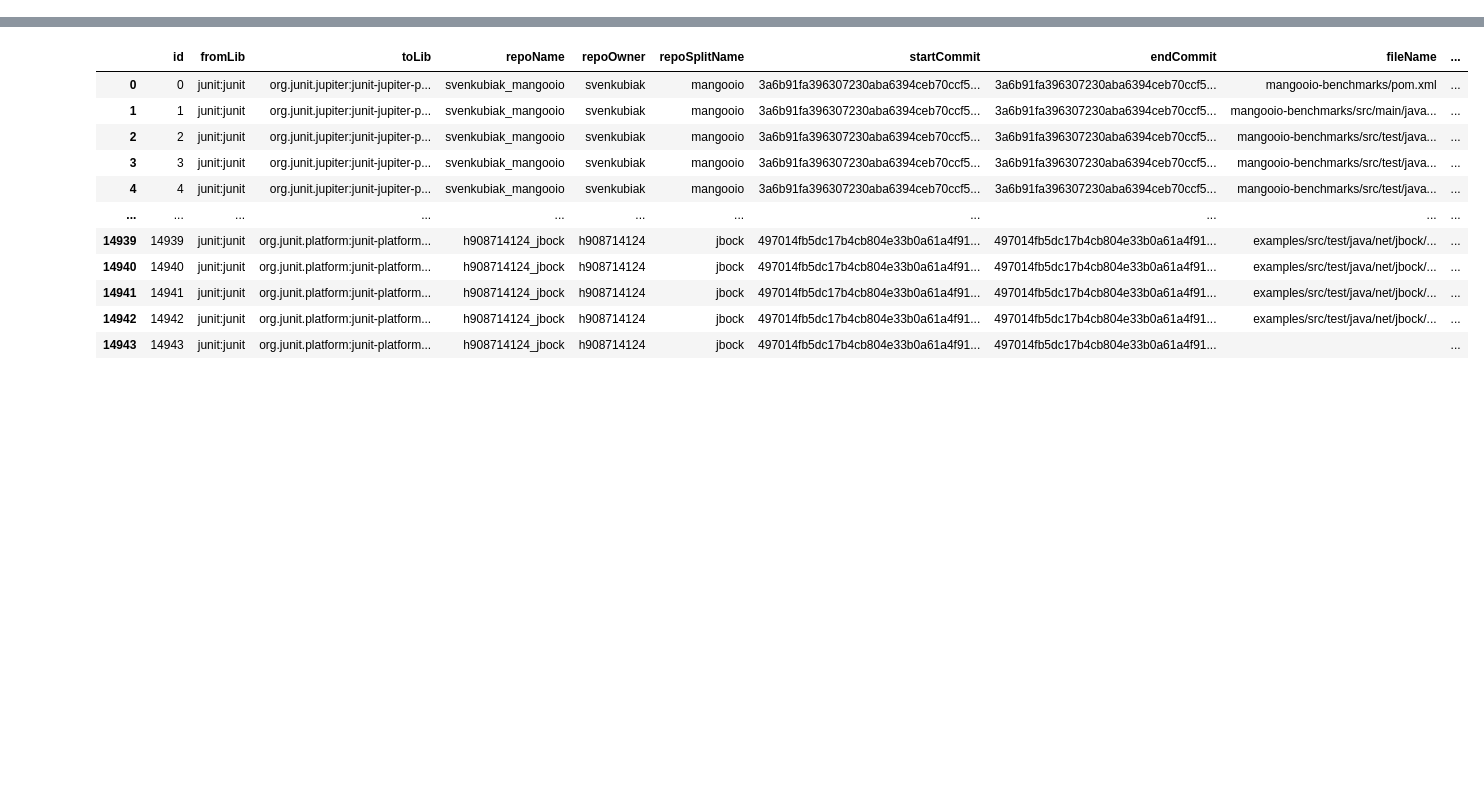
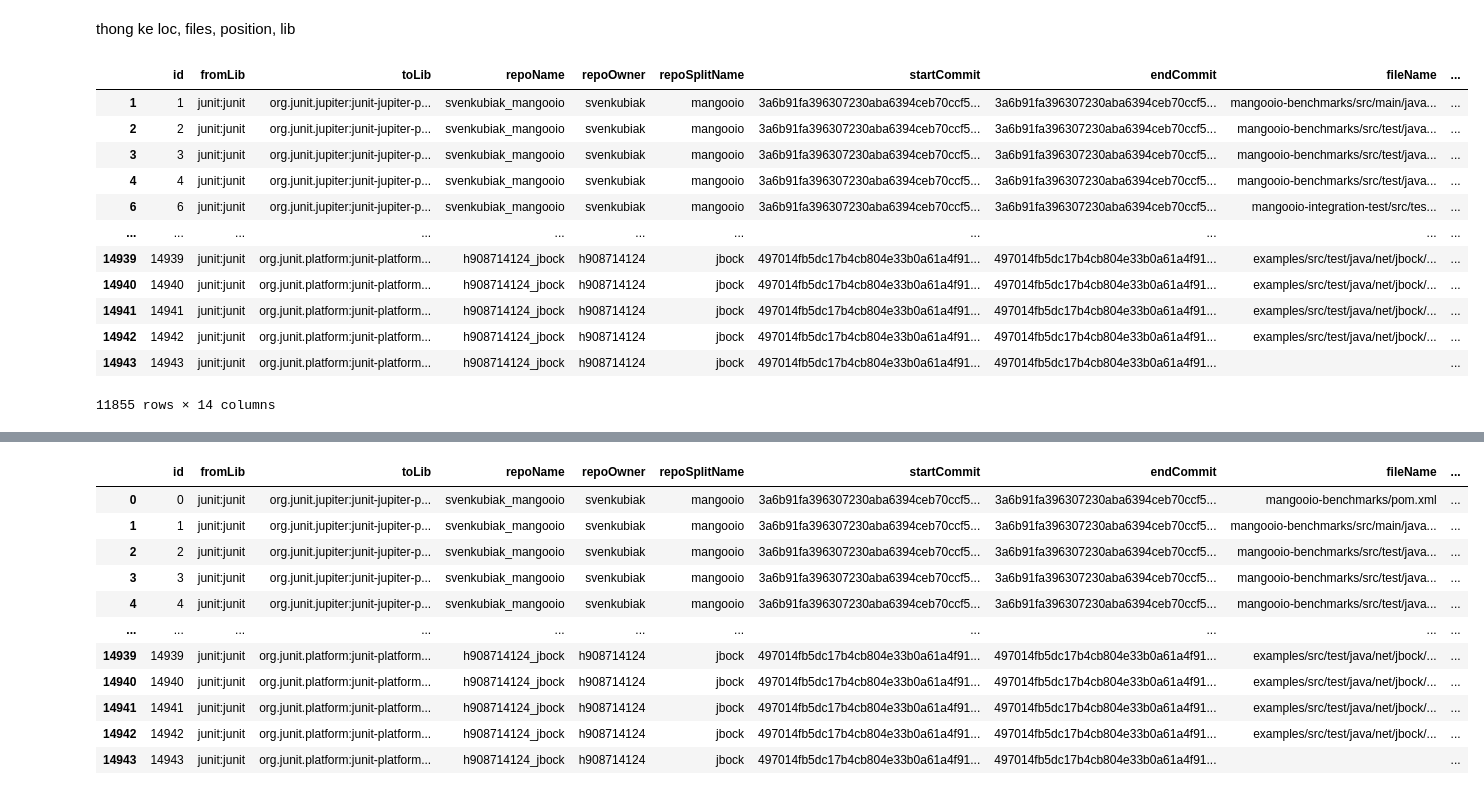
Before and after one commit to aqu4holic/zTrans, a Jupyter notebook: data_preview.ipynb, the cells around one changed output, grey strips where cells are left out. Drawn from its saved outputs; the diff is of its cells as text; code cells hidden in the pictures; blank space fills up the shorter version.

```diff
--- a/data_preview.ipynb
+++ b/data_preview.ipynb
@@ -4,10 +5,3 @@ import numpy as np
 
 seed = 18022004
 np.random.seed(seed)
-# %%
-data_prefix: str = 'data'
-repo_prefix: str = f'{data_prefix}/repos'
-
-data_name: str = 'first_dataset.parquet'
-
-repo_df: pd.DataFrame = pd.read_parquet(f'{data_prefix}/{data_name}', engine = 'fastparquet')
@@ -13,0 +72,20 @@ repo_df: pd.DataFrame = pd.read_parquet(f'{data_prefix}/{data_name}', engine = '
+# %% [markdown]
+thong ke loc, files, position, lib
+# %%
+sampled = repo_df[~repo_df['fileName'].str.contains('pom.xml')]
+# %%
+sampled
+# %% [output]
+|  | id | fromLib | toLib | repoName | repoOwner | repoSplitName | startCommit | endCommit | fileName | ... |
+| 1 | 1 | junit:junit | org.junit.jupiter:junit-jupiter-p... | svenkubiak_mangooio | svenkubiak | mangooio | 3a6b91fa396307230aba6394ceb70ccf5... | 3a6b91fa396307230aba6394ceb70ccf5... | mangooio-benchmarks/src/main/java... | ... |
+| 2 | 2 | junit:junit | org.junit.jupiter:junit-jupiter-p... | svenkubiak_mangooio | svenkubiak | mangooio | 3a6b91fa396307230aba6394ceb70ccf5... | 3a6b91fa396307230aba6394ceb70ccf5... | mangooio-benchmarks/src/test/java... | ... |
+| 3 | 3 | junit:junit | org.junit.jupiter:junit-jupiter-p... | svenkubiak_mangooio | svenkubiak | mangooio | 3a6b91fa396307230aba6394ceb70ccf5... | 3a6b91fa396307230aba6394ceb70ccf5... | mangooio-benchmarks/src/test/java... | ... |
+| 4 | 4 | junit:junit | org.junit.jupiter:junit-jupiter-p... | svenkubiak_mangooio | svenkubiak | mangooio | 3a6b91fa396307230aba6394ceb70ccf5... | 3a6b91fa396307230aba6394ceb70ccf5... | mangooio-benchmarks/src/test/java... | ... |
+| 6 | 6 | junit:junit | org.junit.jupiter:junit-jupiter-p... | svenkubiak_mangooio | svenkubiak | mangooio | 3a6b91fa396307230aba6394ceb70ccf5... | 3a6b91fa396307230aba6394ceb70ccf5... | mangooio-integration-test/src/tes... | ... |
+| ... | ... | ... | ... | ... | ... | ... | ... | ... | ... | ... |
+| 14939 | 14939 | junit:junit | org.junit.platform:junit-platform... | h908714124_jbock | h908714124 | jbock | 497014fb5dc17b4cb804e33b0a61a4f91... | 497014fb5dc17b4cb804e33b0a61a4f91... | examples/src/test/java/net/jbock/... | ... |
+| 14940 | 14940 | junit:junit | org.junit.platform:junit-platform... | h908714124_jbock | h908714124 | jbock | 497014fb5dc17b4cb804e33b0a61a4f91... | 497014fb5dc17b4cb804e33b0a61a4f91... | examples/src/test/java/net/jbock/... | ... |
+| 14941 | 14941 | junit:junit | org.junit.platform:junit-platform... | h908714124_jbock | h908714124 | jbock | 497014fb5dc17b4cb804e33b0a61a4f91... | 497014fb5dc17b4cb804e33b0a61a4f91... | examples/src/test/java/net/jbock/... | ... |
+| 14942 | 14942 | junit:junit | org.junit.platform:junit-platform... | h908714124_jbock | h908714124 | jbock | 497014fb5dc17b4cb804e33b0a61a4f91... | 497014fb5dc17b4cb804e33b0a61a4f91... | examples/src/test/java/net/jbock/... | ... |
+| 14943 | 14943 | junit:junit | org.junit.platform:junit-platform... | h908714124_jbock | h908714124 | jbock | 497014fb5dc17b4cb804e33b0a61a4f91... | 497014fb5dc17b4cb804e33b0a61a4f91... |  | ... |
+11855 rows × 14 columns
```
Also changed, not shown: parts of 41 cells of this notebook, 21 other files.
